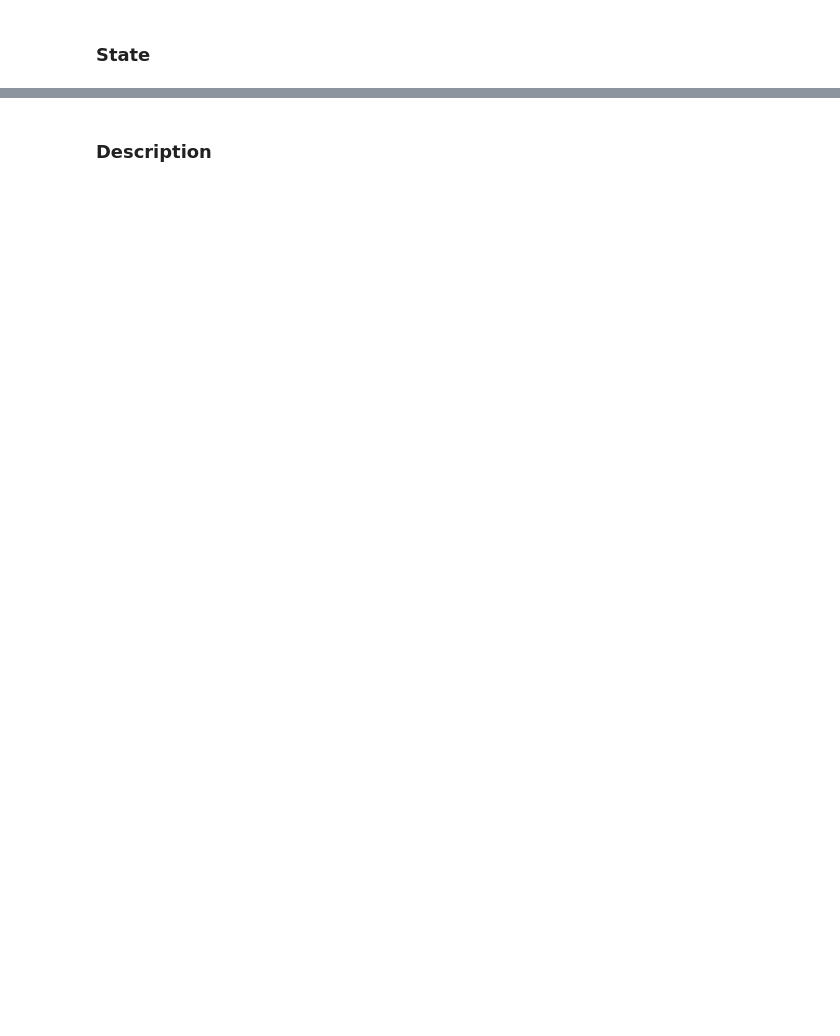
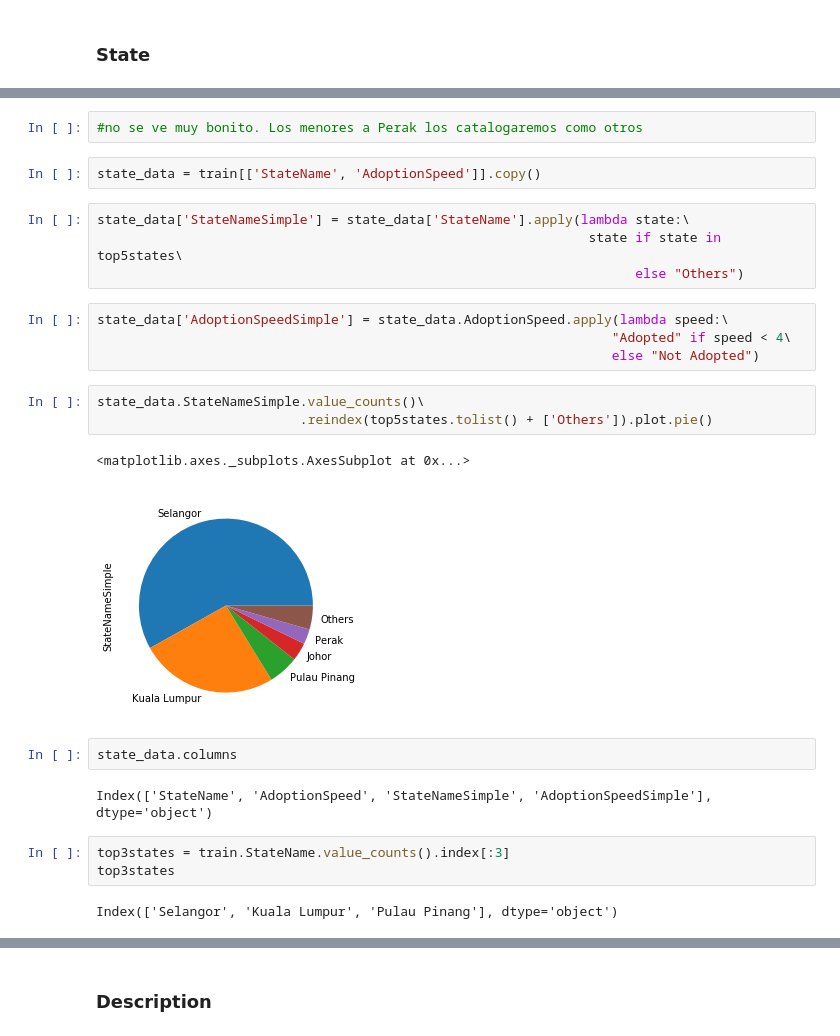
Before and after one commit to vhgiron-u/pets, a Jupyter notebook: Exploracion Victor.ipynb, the cells around one changed output, grey strips where cells are left out. Cells and saved outputs as stored; diff of their text form; blank space fills up the shorter version.

```diff
--- a/Exploracion Victor.ipynb
+++ b/Exploracion Victor.ipynb
@@ -230,0 +315,27 @@ Al parecer, el comportamiento de la velocidad de adopción se mantiene incluso p
+# %%
+#no se ve muy bonito. Los menores a Perak los catalogaremos como otros
+# %%
+state_data = train[['StateName', 'AdoptionSpeed']].copy()
+# %%
+state_data['StateNameSimple'] = state_data['StateName'].apply(lambda state:\
+                                                               state if state in top5states\
+                                                                     else "Others")
+# %%
+state_data['AdoptionSpeedSimple'] = state_data.AdoptionSpeed.apply(lambda speed:\
+                                                                  "Adopted" if speed < 4\
+                                                                  else "Not Adopted")
+# %%
+state_data.StateNameSimple.value_counts()\
+                          .reindex(top5states.tolist() + ['Others']).plot.pie()
+# %% [output]
+<matplotlib.axes._subplots.AxesSubplot at 0x...>
+[figure, added]
+# %%
+state_data.columns
+# %% [output]
+Index(['StateName', 'AdoptionSpeed', 'StateNameSimple', 'AdoptionSpeedSimple'], dtype='object')
+# %%
+top3states = train.StateName.value_counts().index[:3]
+top3states
+# %% [output]
+Index(['Selangor', 'Kuala Lumpur', 'Pulau Pinang'], dtype='object')
```
Also changed, not shown: parts of 22 cells of this notebook.
